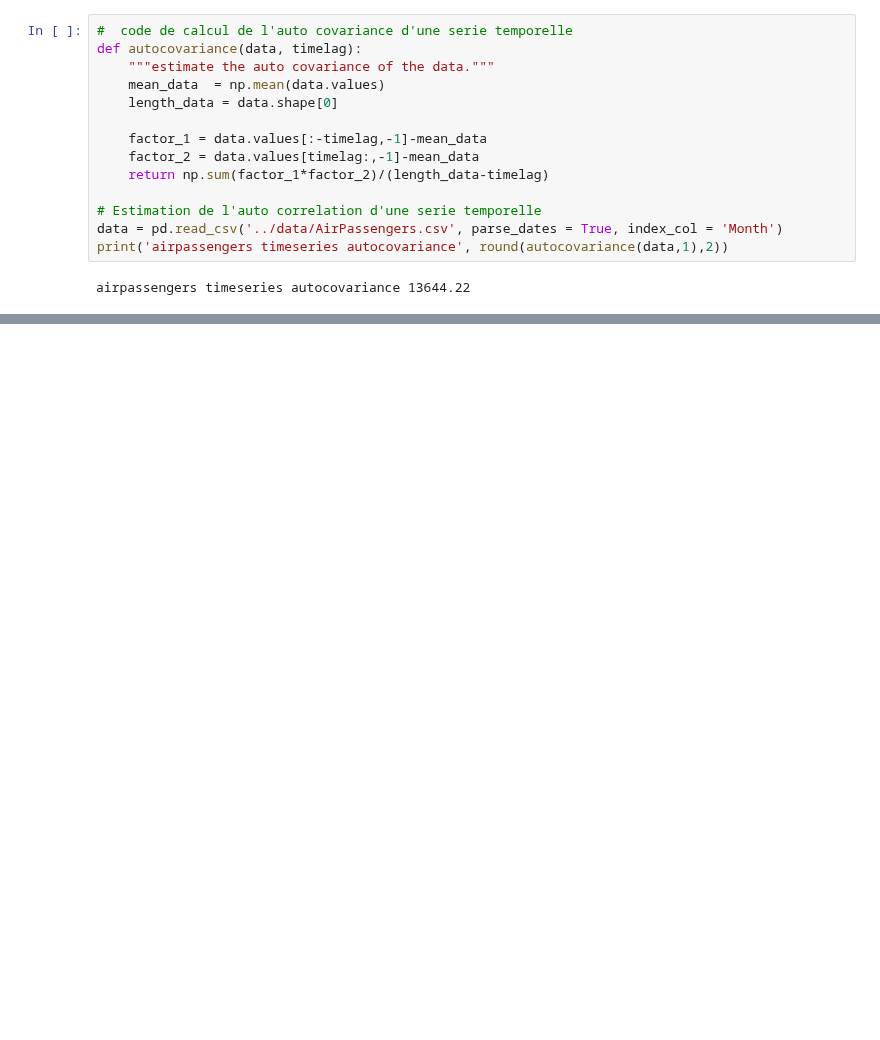
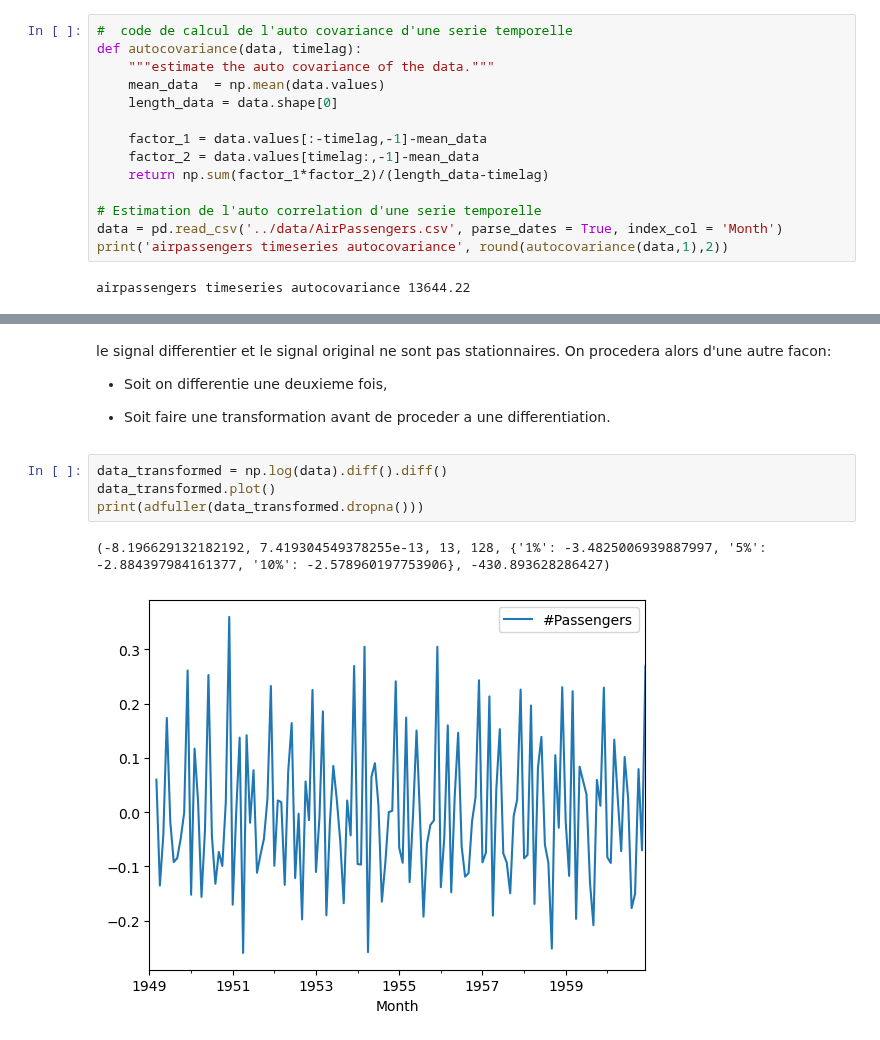
Before and after one commit to fabricepaka/Machine_learning, a Jupyter notebook: TimeSeriesForecasting/notebooks/Projet_Series_temportelles.ipynb, the cells around one changed output, grey strips where cells are left out. Drawn from its saved outputs; the diff is of its cells as text; blank space fills up the shorter version.

```diff
--- a/TimeSeriesForecasting/notebooks/Projet_Series_temportelles.ipynb
+++ b/TimeSeriesForecasting/notebooks/Projet_Series_temportelles.ipynb
@@ -189,0 +261,13 @@ array([[1.        , 0.96019465],
+# %% [markdown]
+le signal differentier et le signal original ne sont pas stationnaires. On procedera alors d'une autre facon:
+
+- Soit on differentie une deuxieme fois,
+
+- Soit faire une transformation avant de proceder a une differentiation.
+# %%
+data_transformed = np.log(data).diff().diff()
+data_transformed.plot()
+print(adfuller(data_transformed.dropna()))
+# %% [output]
+(-8.196629132182192, 7.419304549378255e-13, 13, 128, {'1%': -3.4825006939887997, '5%': -2.884397984161377, '10%': -2.578960197753906}, -430.893628286427)
+[figure, added]
```
Also changed, not shown: parts of 16 cells of this notebook.
